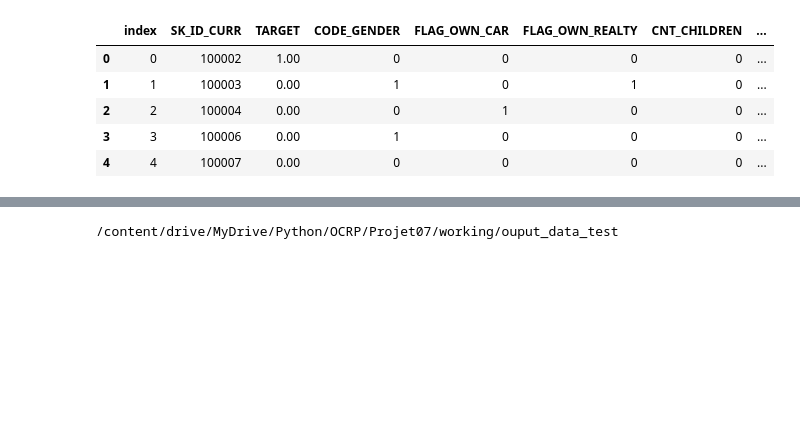
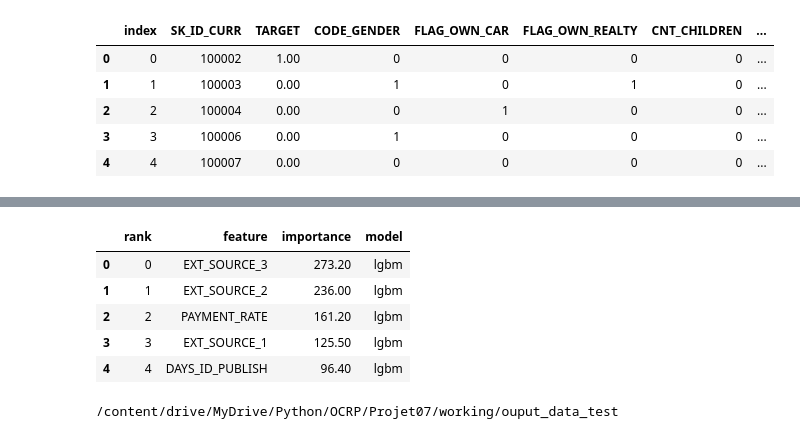
Before and after one commit to NgHenri/france-geojson, a Jupyter notebook: Projet7.ipynb, the cells around one changed output, grey strips where cells are left out. Cells and saved outputs as stored; diff of their text form; code cells hidden in the pictures; blank space fills up the shorter version.

```diff
--- a/Projet7.ipynb
+++ b/Projet7.ipynb
@@ -1050,3 +1080,53 @@ Full model run - done in 160s
+# %%
+def calc_rank_feature(df: pd.DataFrame, modelname='model') -> pd.DataFrame:
+    ret = df.groupby(['feature'])['importance'].mean(
+    ).sort_values(ascending=False).reset_index()
+    ret = ret.rename_axis('rank').reset_index()
+    ret['rank'] = ret['rank'].astype(int)
+    ret['model'] = modelname
+    return ret
+
+import os
+import pandas as pd
+
+def load_latest_file(directory, prefix=''):
+    # Liste tous les fichiers dans le répertoire
+    files = os.listdir(directory)
+
+    # Filtrer les fichiers par préfixe ou motif spécifique (optionnel)
+    files = [f for f in files if f.startswith(prefix) and f.endswith('.csv')]  # Exemple pour les fichiers CSV
+
+    # Trier les fichiers par date de modification (du plus récent au plus ancien)
+    files.sort(key=lambda x: os.path.getmtime(os.path.join(directory, x)), reverse=True)
+
+    # Sélectionner le premier fichier (le plus récent)
+    latest_file = files[0] if files else None
+
+    if latest_file:
+        # Charger le fichier CSV dans un DataFrame pandas
+        file_path = os.path.join(directory, latest_file)
+        df = pd.read_csv(file_path)
+        return df
+    else:
+        print(f"Aucun fichier trouvé dans le répertoire {directory} avec le préfixe {prefix}.")
+        return None
+
+
+# Exemple d'utilisation
+directory = '/content/drive/MyDrive/Python/OCRP/Projet07/working/ouput'
+prefix = 'feature_importance_'  # Préfixe des fichiers à rechercher
+
+feat_importance_lgbm = load_latest_file(directory, prefix)
+if feat_importance_lgbm is not None:
+    lgbm = calc_rank_feature(feat_importance_lgbm, 'lgbm')
+lgbm.head()
+# %% [output]
+|  | rank | feature | importance | model |
+| 0 | 0 | EXT_SOURCE_3 | 273.20 | lgbm |
+| 1 | 1 | EXT_SOURCE_2 | 236.00 | lgbm |
+| 2 | 2 | PAYMENT_RATE | 161.20 | lgbm |
+| 3 | 3 | EXT_SOURCE_1 | 125.50 | lgbm |
+| 4 | 4 | DAYS_ID_PUBLISH | 96.40 | lgbm |
 # %%
 import os
 print(os.getcwd())
```
Also changed, not shown: parts of 2 cells of this notebook.
